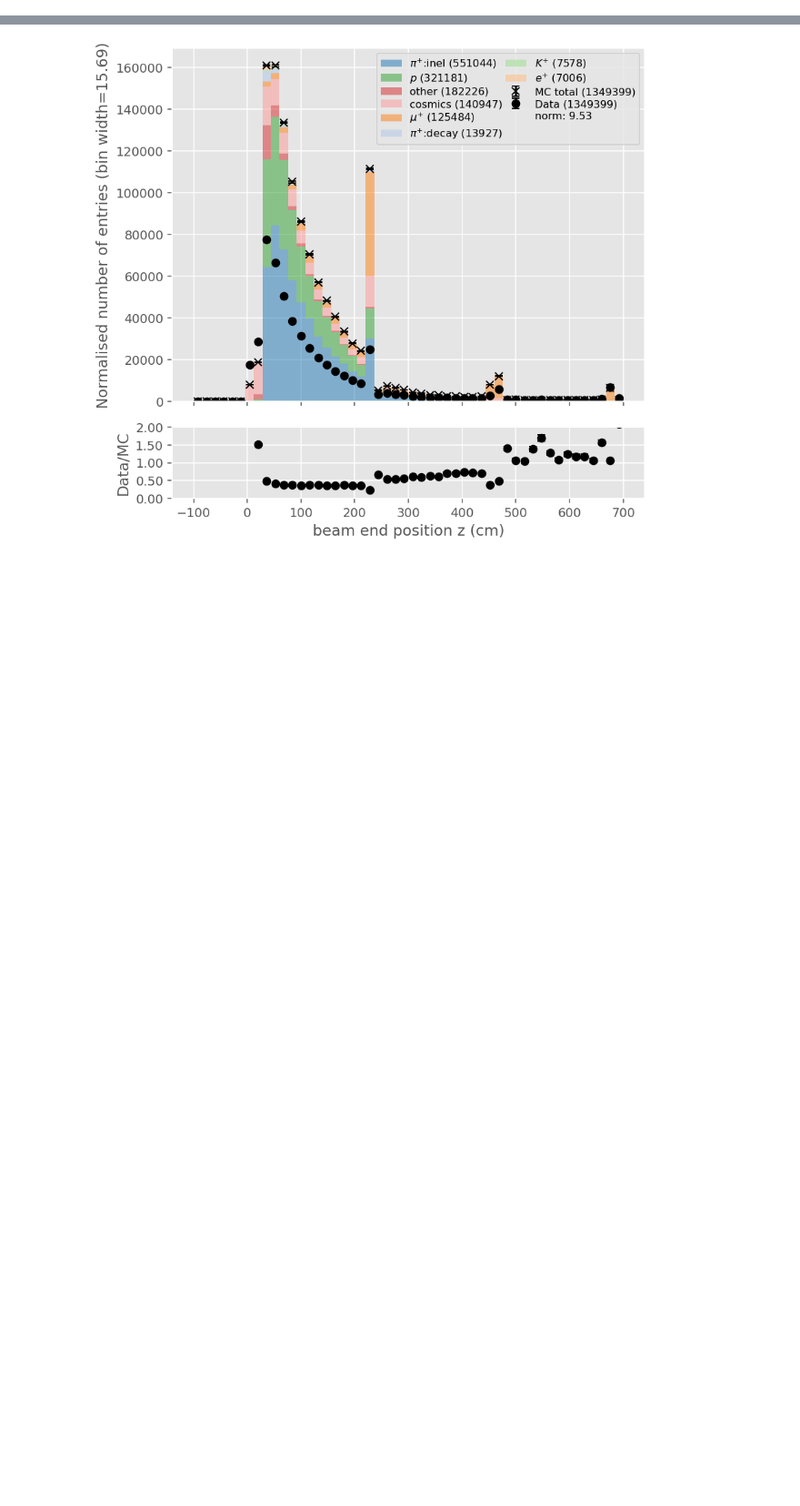
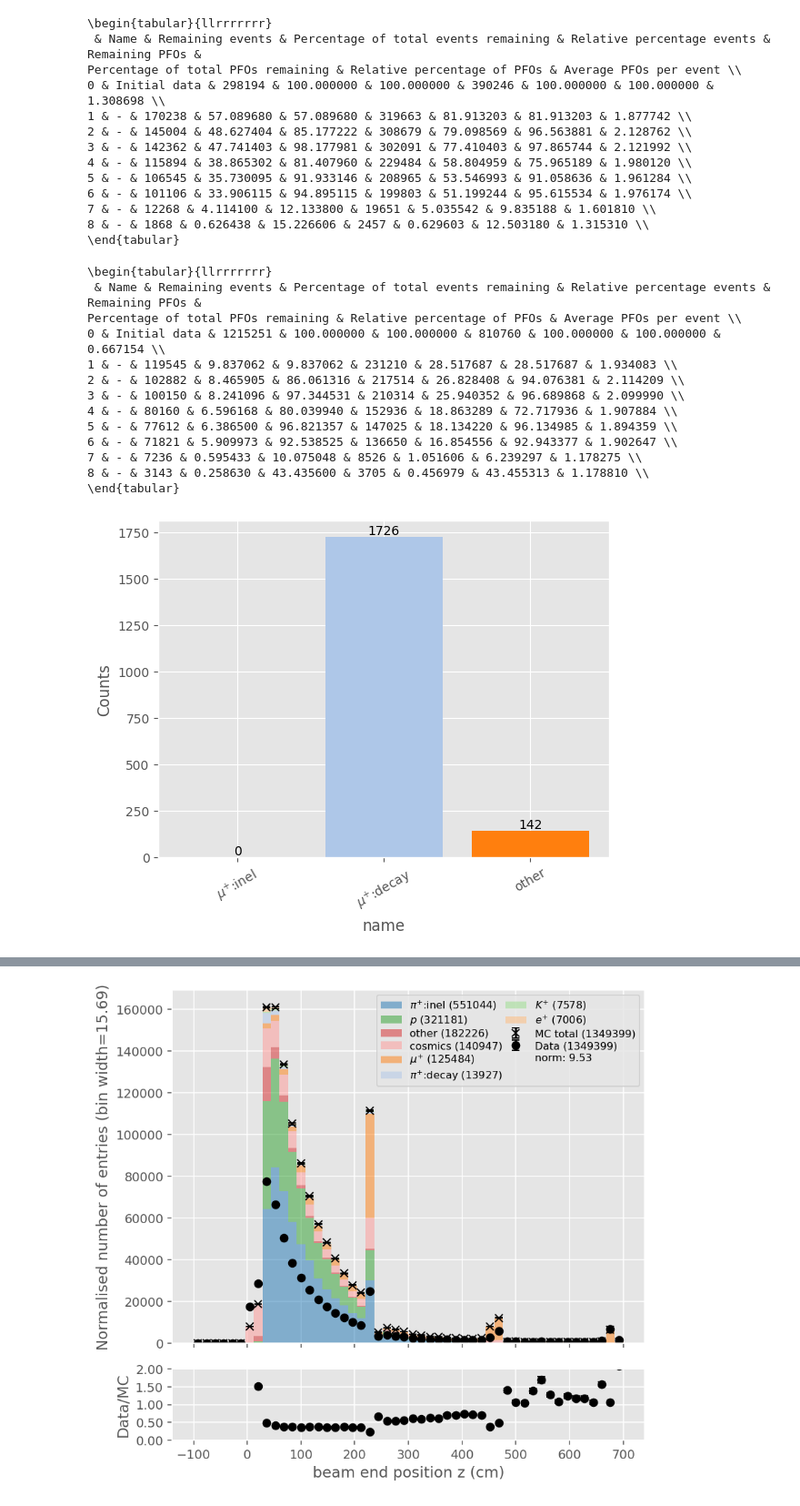
Before and after one commit to dlindebaum/pion-argon-xs-analysis, a Jupyter notebook: analysis/sandbox/selection_plots.ipynb, the cells around one changed output, grey strips where cells are left out. Shown at 91% size. Cells and saved outputs as stored; diff of their text form; code cells hidden in the pictures; blank space fills up the shorter version.

```diff
--- a/analysis/sandbox/selection_plots.ipynb
+++ b/analysis/sandbox/selection_plots.ipynb
@@ -18,5 +22,5 @@ The autoreload extension is already loaded. To reload it, use:
 # %%
-config = "work/2023/cex_analysis_2GeV_config.json"
+config = "work/2023/cex_analysis_1GeV_stopping_muon_config.json"
 if not config:
     mc = Master.Data("work/ROOTFiles/PDSPAnalyser/PDSPProd4a_MC_2GeV_reco1_sce_datadriven_v1_ntuple_v09_41_00_03.root", nTuple_type = Master.Ntuple_Type.PDSP)
     data = Master.Data("work/ROOTFiles/PDSPAnalyser/PDSPProd4_data_2GeV_reco2_ntuple_v09_42_03_01.root", nTuple_type = Master.Ntuple_Type.PDSP)
@@ -41,0 +142,34 @@ def FilterSamples(samples : dict, masks : dict, PFO : bool = False):
+# %%
+samples_stopping_muon_selected = {"mc" : stopping_muon_sample["mc"].Filter([reco_fractional_range > 0.9], [reco_fractional_range > 0.9], True), "data" : stopping_muon_sample["data"].Filter([reco_fractional_range_data > 0.9], [reco_fractional_range_data > 0.9], True)}
+# %%
+print(samples_stopping_muon_selected["mc"].cutTable.get_table().style.to_latex())
+print(samples_stopping_muon_selected["data"].cutTable.get_table().style.to_latex())
+Plots.PlotTags(StoppingMuonTag(samples_stopping_muon_selected["mc"]))
+# %% [output]
+\begin{tabular}{llrrrrrrr}
+ & Name & Remaining events & Percentage of total events remaining & Relative percentage events & Remaining PFOs &
+Percentage of total PFOs remaining & Relative percentage of PFOs & Average PFOs per event \\
+0 & Initial data & 298194 & 100.000000 & 100.000000 & 390246 & 100.000000 & 100.000000 & 1.308698 \\
+1 & - & 170238 & 57.089680 & 57.089680 & 319663 & 81.913203 & 81.913203 & 1.877742 \\
+2 & - & 145004 & 48.627404 & 85.177222 & 308679 & 79.098569 & 96.563881 & 2.128762 \\
+3 & - & 142362 & 47.741403 & 98.177981 & 302091 & 77.410403 & 97.865744 & 2.121992 \\
+4 & - & 115894 & 38.865302 & 81.407960 & 229484 & 58.804959 & 75.965189 & 1.980120 \\
+5 & - & 106545 & 35.730095 & 91.933146 & 208965 & 53.546993 & 91.058636 & 1.961284 \\
+6 & - & 101106 & 33.906115 & 94.895115 & 199803 & 51.199244 & 95.615534 & 1.976174 \\
+7 & - & 12268 & 4.114100 & 12.133800 & 19651 & 5.035542 & 9.835188 & 1.601810 \\
+8 & - & 1868 & 0.626438 & 15.226606 & 2457 & 0.629603 & 12.503180 & 1.315310 \\
+\end{tabular}
+\begin{tabular}{llrrrrrrr}
+ & Name & Remaining events & Percentage of total events remaining & Relative percentage events & Remaining PFOs &
+Percentage of total PFOs remaining & Relative percentage of PFOs & Average PFOs per event \\
+0 & Initial data & 1215251 & 100.000000 & 100.000000 & 810760 & 100.000000 & 100.000000 & 0.667154 \\
+1 & - & 119545 & 9.837062 & 9.837062 & 231210 & 28.517687 & 28.517687 & 1.934083 \\
+2 & - & 102882 & 8.465905 & 86.061316 & 217514 & 26.828408 & 94.076381 & 2.114209 \\
+3 & - & 100150 & 8.241096 & 97.344531 & 210314 & 25.940352 & 96.689868 & 2.099990 \\
+4 & - & 80160 & 6.596168 & 80.039940 & 152936 & 18.863289 & 72.717936 & 1.907884 \\
+5 & - & 77612 & 6.386500 & 96.821357 & 147025 & 18.134220 & 96.134985 & 1.894359 \\
+6 & - & 71821 & 5.909973 & 92.538525 & 136650 & 16.854556 & 92.943377 & 1.902647 \\
+7 & - & 7236 & 0.595433 & 10.075048 & 8526 & 1.051606 & 6.239297 & 1.178275 \\
+8 & - & 3143 & 0.258630 & 43.435600 & 3705 & 0.456979 & 43.455313 & 1.178810 \\
+\end{tabular}
+[figure, added]
```
Also changed, not shown: parts of 18 cells of this notebook, 7 other files.
